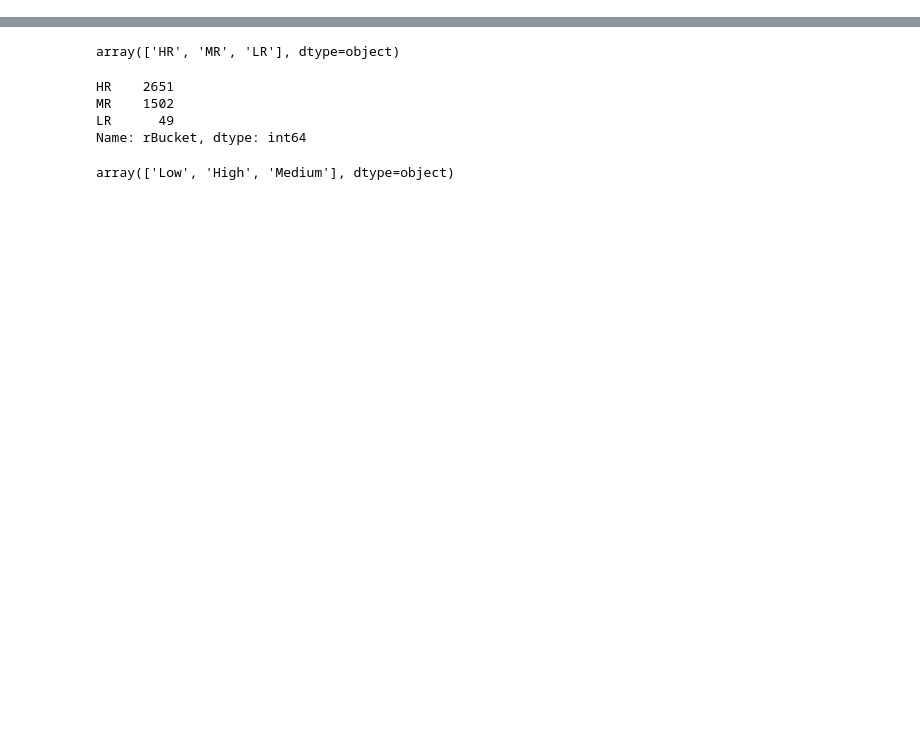
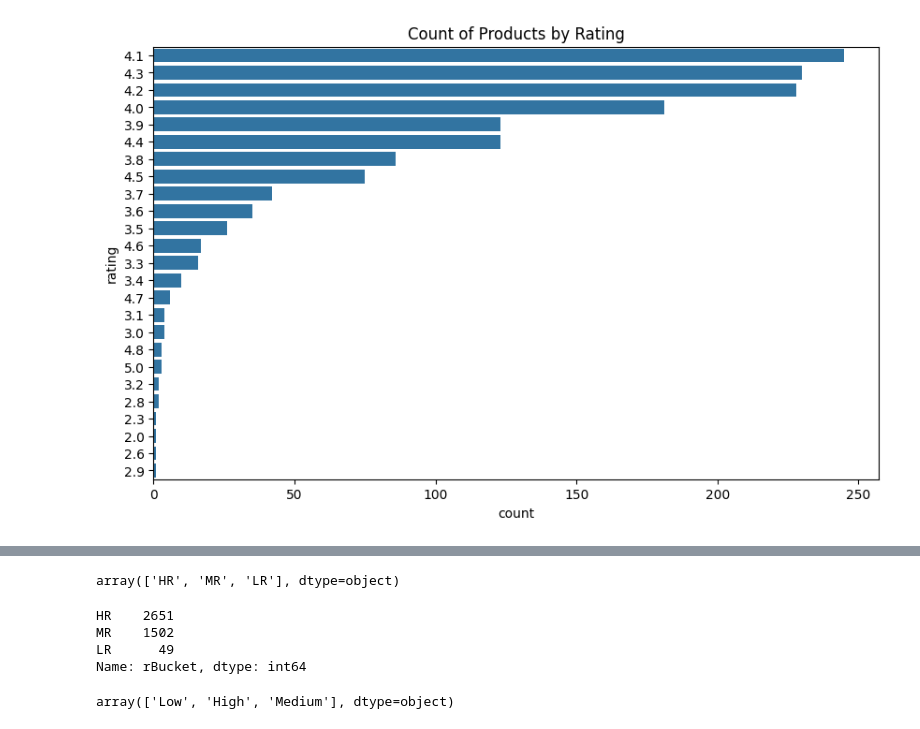
Before and after one commit to chandan110791/Automatic_Ticket_Classification, a Jupyter notebook: RecommendationSystem__and_ConvAI_using_LLMs_on_E_CommerceData.ipynb, the cells around one changed output, grey strips where cells are left out. Drawn from its saved outputs; the diff is of its cells as text; code cells hidden in the pictures; blank space fills up the shorter version.

```diff
--- a/RecommendationSystem__and_ConvAI_using_LLMs_on_E_CommerceData.ipynb
+++ b/RecommendationSystem__and_ConvAI_using_LLMs_on_E_CommerceData.ipynb
@@ -72,0 +142,19 @@ df = pd.read_csv("amazon.csv")
+# %%
+# Convert to string first, then remove ₹ and commas
+df['discounted_price'] = df['discounted_price'].astype(str).str.replace('₹', '').str.replace(',', '')
+df['actual_price'] = df['actual_price'].astype(str).str.replace('₹', '').str.replace(',', '')
+
+# Convert to float safely
+df['discounted_price'] = pd.to_numeric(df['discounted_price'], errors='coerce')
+df['actual_price'] = pd.to_numeric(df['actual_price'], errors='coerce')
+
+# Remove % from discount and convert to float
+df['discount_percentage'] = df['discount_percentage'].astype(str).str.replace('%', '')
+df['discount_percentage'] = pd.to_numeric(df['discount_percentage'], errors='coerce')
+
+# Convert rating to float safely
+df['rating'] = pd.to_numeric(df['rating'], errors='coerce')
+
+# Remove commas from rating_count and convert to int safely
+df['rating_count'] = df['rating_count'].astype(str).str.replace(',', '')
+df['rating_count'] = pd.to_numeric(df['rating_count'], errors='coerce')
@@ -72,0 +241,9 @@ df = pd.read_csv("amazon.csv")
+# %%
+#Count of Products by Rating
+
+plt.figure(figsize=(10,6))
+sns.countplot(y=df['rating'], order=df['rating'].value_counts().index)
+plt.title("Count of Products by Rating")
+plt.show()
+# %% [output]
+[figure, added]
```
Also changed, not shown: parts of 98 cells of this notebook.
